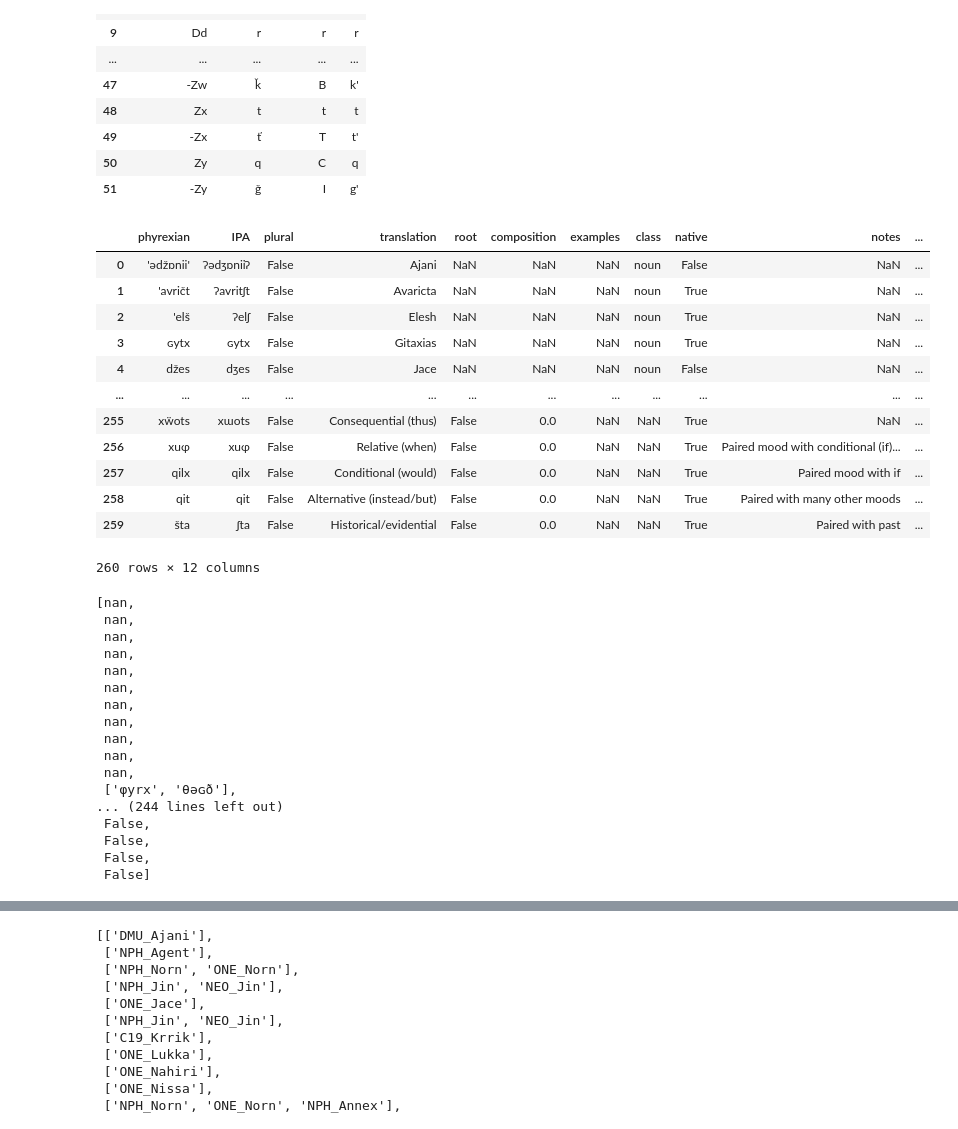
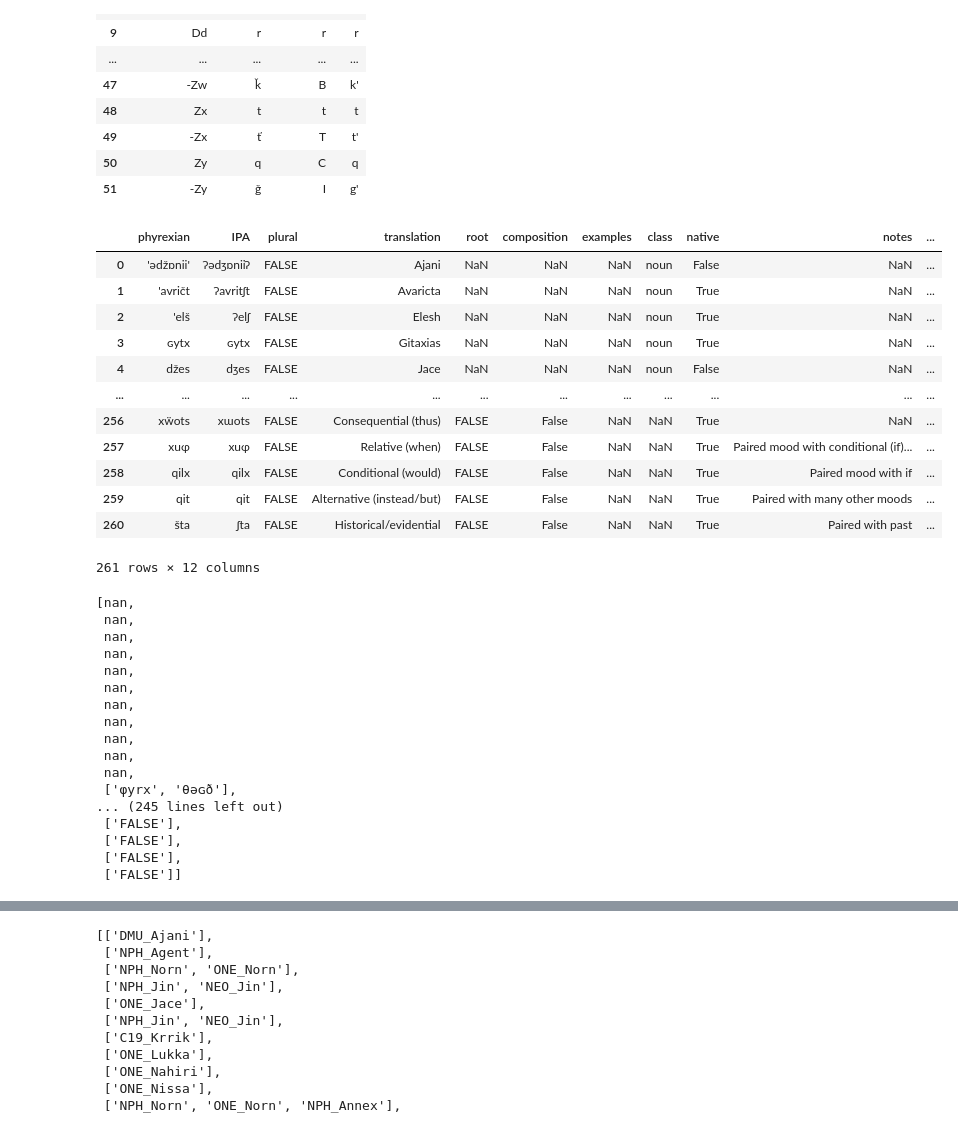
Before and after one commit to fxbuson/PhyrexianDictionary, a Jupyter notebook: scripts/build_json.ipynb, the cells around one changed output, grey strips where cells are left out. Cells and saved outputs as stored; diff of their text form; code cells hidden in the pictures.

Commit message:
data to csv, new build

```diff
--- a/scripts/build_json.ipynb
+++ b/scripts/build_json.ipynb
@@ -24,22 +24,22 @@ conversions
 | 50 | Zy | q | C | q |
 | 51 | -Zy | ǧ | I | g' |
 # %%
-words = pd.read_excel('../data/compleat_wiki_man.xlsx')
+words = pd.read_csv('../data/compleat_wiki_man.csv', encoding='utf-8')
 words
 # %% [output]
 |  | phyrexian | IPA | plural | translation | root | composition | examples | class | native | notes | ... |
-| 0 | 'əǆɒnii' | ʔədʒɒniiʔ | False | Ajani | NaN | NaN | NaN | noun | False | NaN | ... |
-| 1 | 'avričt | ʔavritʃt | False | Avaricta | NaN | NaN | NaN | noun | True | NaN | ... |
-| 2 | 'elš | ʔelʃ | False | Elesh | NaN | NaN | NaN | noun | True | NaN | ... |
-| 3 | ɢytx | ɢytx | False | Gitaxias | NaN | NaN | NaN | noun | True | NaN | ... |
-| 4 | ǆes | dʒes | False | Jace | NaN | NaN | NaN | noun | False | NaN | ... |
+| 0 | 'əǆɒnii' | ʔədʒɒniiʔ | FALSE | Ajani | NaN | NaN | NaN | noun | False | NaN | ... |
+| 1 | 'avričt | ʔavritʃt | FALSE | Avaricta | NaN | NaN | NaN | noun | True | NaN | ... |
+| 2 | 'elš | ʔelʃ | FALSE | Elesh | NaN | NaN | NaN | noun | True | NaN | ... |
+| 3 | ɢytx | ɢytx | FALSE | Gitaxias | NaN | NaN | NaN | noun | True | NaN | ... |
+| 4 | ǆes | dʒes | FALSE | Jace | NaN | NaN | NaN | noun | False | NaN | ... |
 | ... | ... | ... | ... | ... | ... | ... | ... | ... | ... | ... | ... |
-| 255 | xẅots | xɯots | False | Consequential (thus) | False | 0.0 | NaN | NaN | True | NaN | ... |
-| 256 | xuφ | xuφ | False | Relative (when) | False | 0.0 | NaN | NaN | True | Paired mood with conditional (if)... | ... |
-| 257 | qilx | qilx | False | Conditional (would) | False | 0.0 | NaN | NaN | True | Paired mood with if | ... |
-| 258 | qit | qit | False | Alternative (instead/but) | False | 0.0 | NaN | NaN | True | Paired with many other moods | ... |
-| 259 | šta | ʃta | False | Historical/evidential | False | 0.0 | NaN | NaN | True | Paired with past | ... |
+| 256 | xẅots | xɯots | FALSE | Consequential (thus) | FALSE | False | NaN | NaN | True | NaN | ... |
+| 257 | xuφ | xuφ | FALSE | Relative (when) | FALSE | False | NaN | NaN | True | Paired mood with conditional (if)... | ... |
+| 258 | qilx | qilx | FALSE | Conditional (would) | FALSE | False | NaN | NaN | True | Paired mood with if | ... |
+| 259 | qit | qit | FALSE | Alternative (instead/but) | FALSE | False | NaN | NaN | True | Paired with many other moods | ... |
+| 260 | šta | ʃta | FALSE | Historical/evidential | FALSE | False | NaN | NaN | True | Paired with past | ... |
-260 rows × 12 columns
+261 rows × 12 columns
 # %%
 words['root'].to_list()
 new_root = []
@@ -64,11 +64,11 @@ new_root
  nan,
  nan,
  ['φyrx', 'θəɢð'],
-... (244 lines left out)
- False,
- False,
- False,
- False]
+... (245 lines left out)
+ ['FALSE'],
+ ['FALSE'],
+ ['FALSE'],
+ ['FALSE']]
 # %%
 words['root'] = new_root
 words
```
Also changed, not shown: parts of 3 cells of this notebook, 3 other files.
